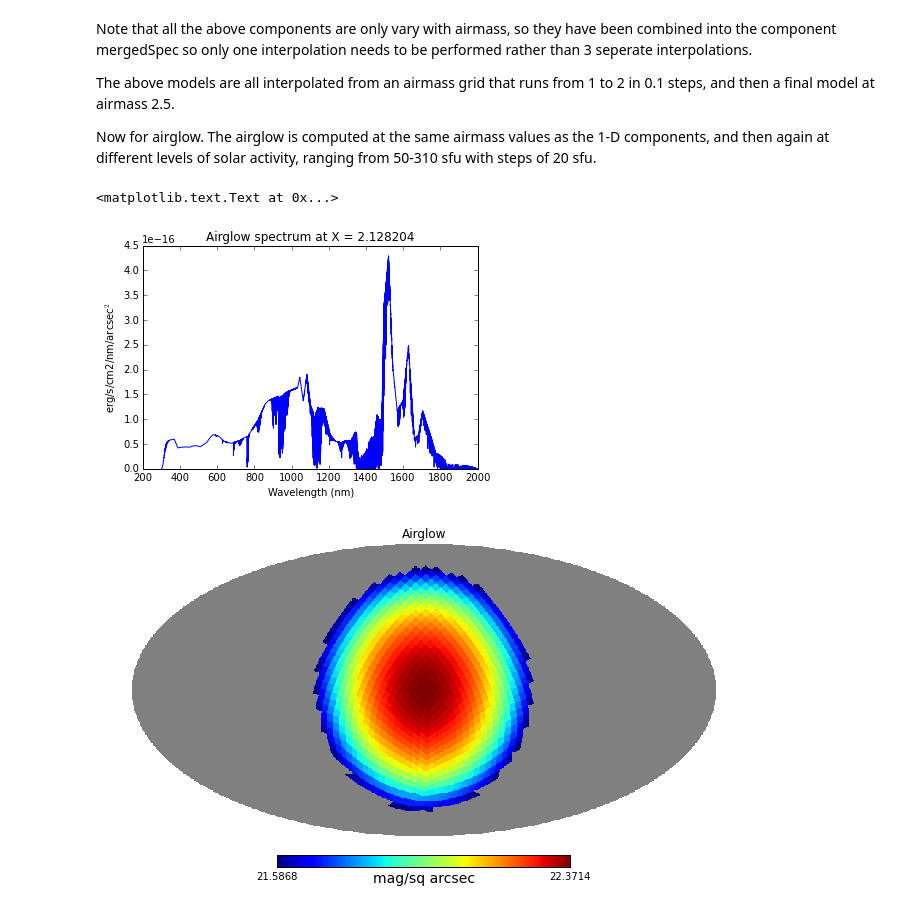
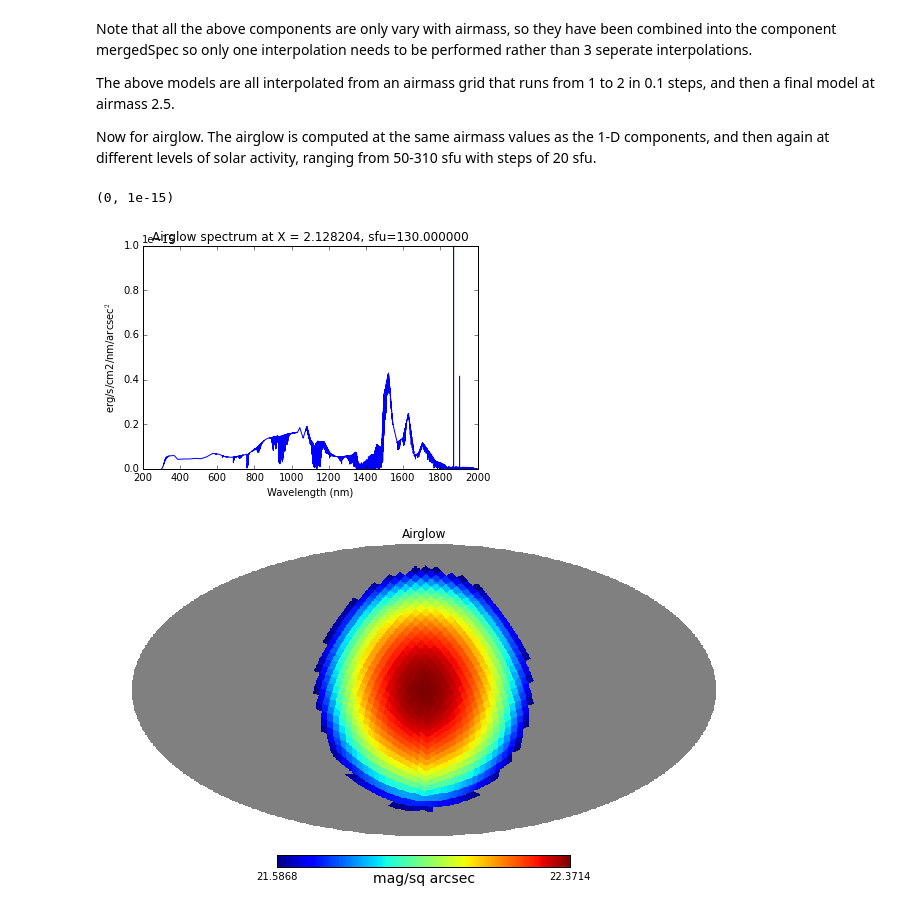
Before and after one commit to lsst-sims/legacy_sims_skybrightness, a Jupyter notebook: doc/SkybrightnessDoc.ipynb, the cells around one changed output. Drawn from its saved outputs; the diff is of its cells as text; code cells hidden in the pictures.

```diff
--- a/doc/SkybrightnessDoc.ipynb
+++ b/doc/SkybrightnessDoc.ipynb
@@ -213,17 +210,18 @@ sm.airglow = True
 component = 'Airglow'
 # %%
 # Compute the spectra and mags
-sm.computeSpec()
-mags = sm.computeMags(bandpass=filters['r'])
+sm.interpSky()
+mags = sm.returnMags(bandpass=filters['r'])
 mags[np.where(mags < 0)] = hp.UNSEEN
 # Plot an example spectra
 plt.plot(sm.wave, sm.spec[-1] )
 plt.xlabel('Wavelength (nm)')
 plt.ylabel('erg/s/cm2/nm/arcsec$^2$')
-plt.title('%s spectrum at X = %f' % (component, sm.airmass[-1]))
+plt.title('%s spectrum at X = %f, sfu=%f' % (component, sm.airmass[-1], sm.solarFlux))
+plt.ylim([0,1e-15])
 # %% [output]
-<matplotlib.text.Text at 0x...>
+(0, 1e-15)
-[figure, old version]
+[figure, new version]
 # %%
 hp.mollview(mags, unit='mag/sq arcsec', title=component,rot=(lmst*15, np.degrees(sm.Observatory.lat)))
 # %% [output]
```
Also changed, not shown: parts of 18 cells of this notebook, 5 other files.
